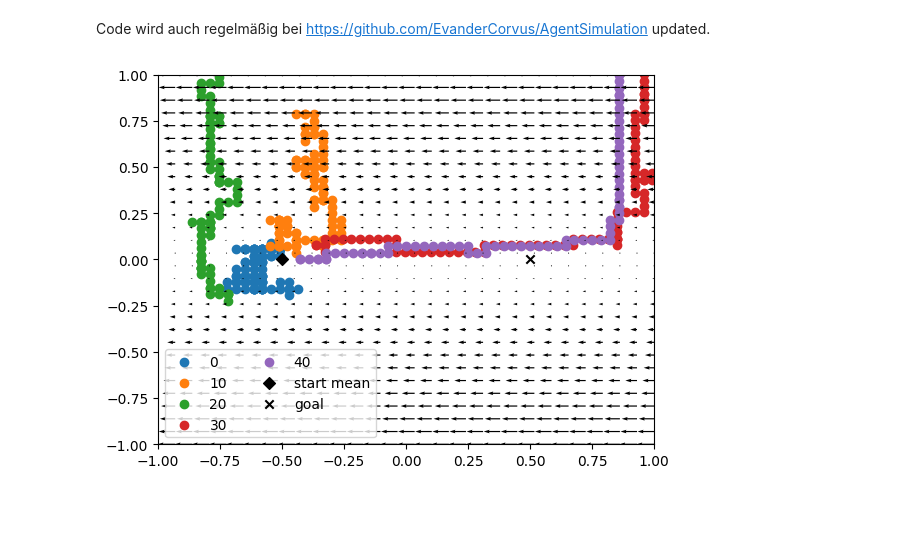
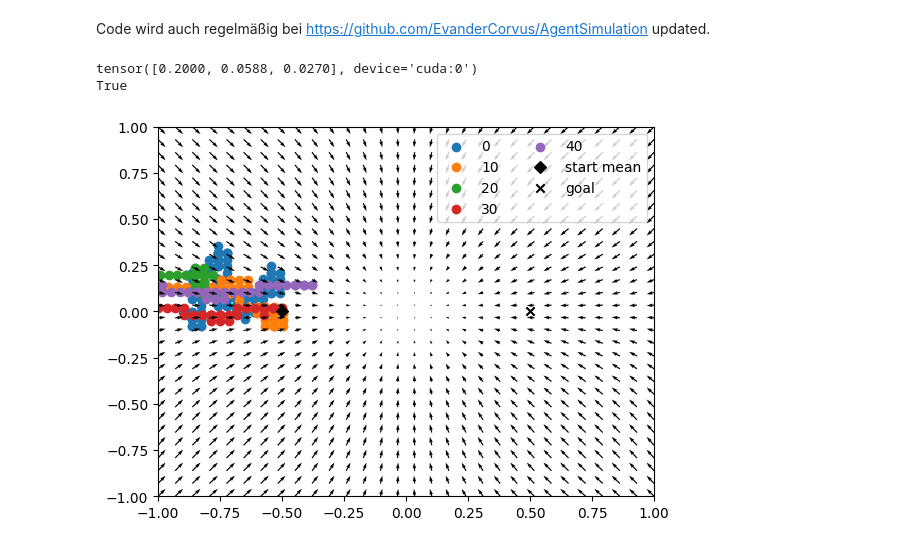
Before and after one commit to EvanderCorvus/AgentSimulation, a Jupyter notebook: main.ipynb, the cells around one changed output. Cells and saved outputs as stored; diff of their text form; code cells hidden in the pictures; blank space fills up the shorter version.

Commit message:
agent reagiert und lern auf kraft.

```diff
--- a/main.ipynb
+++ b/main.ipynb
@@ -12,7 +12,7 @@ tr.set_default_dtype(tr.float)
 tr.set_default_device(device)
 # %%
 #hyperparameters
-batch_size = 512
+batch_size = 256
 epoch = 50
 t_update = 10
 g = 0.6
@@ -28,0 +20,8 @@ def d(L,a=1):
+# %%
+a = tr.tensor([1,2,3], dtype=tr.float)
+b=1/(1+4*a**2)
+print(b)
+print(isinstance(b, tr.Tensor))
+# %% [output]
+tensor([0.2000, 0.0588, 0.0270], device='cuda:0')
+True
@@ -37,22 +61,22 @@ class Agent(nn.Module):
         self.xi=xi
         self.input = nn.Linear(4, 64,dtype=tr.float) #input layer
         self.hidden1 = nn.Linear(64, 64,dtype=tr.float) #hidden layer
-        self.hidden2 = nn.Linear(64, 64,dtype=tr.float) #hidden layer
+        # self.hidden2 = nn.Linear(64, 64,dtype=tr.float) #hidden layer
         # self.hidden3 = nn.Linear(64, 64,dtype=tr.float) #hidden layer
         # self.hidden4 = nn.Linear(64, 64,dtype=tr.float) #hidden layer
         # self.hidden5 = nn.Linear(64, 32, dtype = tr.float) #hidden layer
         self.output = nn.Linear(64, 4,dtype=tr.float) #output layer
         self.activation = nn.LeakyReLU() #activation function
-        # self.dropout = nn.Dropout(p=0.2) #dropout layer
+        self.dropout = nn.Dropout(p=0.2) #dropout layer
 
     def forward(self, x): #forward pass
-        x1 = self.activation(self.input(x))
-        x2 = self.activation(self.hidden1(x1))
-        x3 = self.activation(self.hidden2(x2))
+        x1 = self.activation(self.dropout(self.input(x)))
+        # x2 = self.activation(self.hidden1(x1))
+        # x3 = self.activation(self.hidden2(x2))
         # x4 = self.activation(self.hidden3(x3))
         # x5 = self.activation(self.hidden4(x4))
         # x6 = self.activation(self.hidden5(x5))
-        x7 = self.output(x3)
+        x7 = self.output(x1)
         return x7
 
 
@@ -80,29 +104,8 @@ class Agent(nn.Module):
         reshaped_di = di.unsqueeze(1).to(device)
 
         reshaped_force = F.unsqueeze(1).to(device)
-
         work = tr.squeeze(tr.sum(reshaped_di*reshaped_force,dim=2)).to(device)
-
-        return -0.5*work-0.5*dist_norm
-# L = tr.argmax(Q,dim=1).to(device)
-#         d_i = d(L)
-
-#         dx = d_i[:,0]
-#         Fx = F[0]
-
-#         e_x = dx-Fx/(self.xi*self.v0)
-
-#         dy = d_i[:,1]
-#         Fy = F[1]
-#         e_y = dy-Fy/(self.xi*self.v0)
-
-#         e = tr.stack([e_x,e_y],dim=1).to(device)
-#         nn.functional.normalize(e,dim=1)
-#         #print(e.shape,F.T.shape,d_i.T.shape)
-
-#         k = tr.diag(tr.matmul((e+F.T),(d_i*0.0357).transpose(0,1))).to(device)
-
-#         dt = 0.0357/k.to(device)
+        return -2*work-0.5*dist_norm
 # %%
 #Simulation Setup
 def episode(agent,t_agent,t_update, max_steps,g,optimizer,e):
@@ -122,7 +125,7 @@ def episode(agent,t_agent,t_update, max_steps,g,optimizer,e):
         state2 = tr.stack([agent.x, agent.y, -tr.abs(agent.y), tr.zeros(agent.x.shape[0],dtype=tr.float).to(device)],dim=1) #state
         Q2 = t_agent.forward(state2)#.transpose(0,1)) #Q value of target agent
 
-        F = tr.stack([-tr.abs(agent.y),tr.zeros(agent.y.shape).to(device)]).to(device)
+        F = force(agent.x,agent.y)
 
         maxQ1 = tr.max(Q1,dim=1)[0]
         maxQ2 = tr.max(Q2,dim=1)[0]
@@ -159,34 +162,33 @@ agent = Agent(x,y,1,1).to(device)
 
 t_agent = Agent(x,y,1,1).to(device)
 t_agent.load_state_dict(agent.state_dict()) #copies weights from agent to t_agent
 t_agent.eval()
 
 
 optimizer = tr.optim.Adam(agent.parameters(), lr=0.001)
 
 for i in range(epoch):
     e =1-i/epoch
     X,Y = episode(agent, t_agent, t_update = t_update, max_steps = max_steps, g=g, optimizer=optimizer,e=e)
     agent.x = tr.randn(batch_size, dtype=tr.float).to(device)*sig + mu
     agent.y = tr.randn(batch_size, dtype=tr.float).to(device)*sig
 
 
     if i%10 == 0:
         x,y = X[0].detach().to('cpu').numpy(),Y[0].detach().to('cpu').numpy()
         plt.scatter(x,y,label=int(i))#,c=np.arange(len(x)),cmap='viridis')
 
 
 X1,Y1 = np.meshgrid(np.linspace(-1,1,30),np.linspace(-1,1,30))
-U=-np.abs(Y1)
-V=np.zeros(U.shape)
+U,V = force(X1,Y1)
 plt.quiver(X1,Y1,U,V)
 
 
 plt.xlim(-1,1)
 plt.ylim(-1,1)
 plt.scatter(-0.5,0,c='black',label='start mean',marker='D')
 plt.scatter(0.5,0,c='black',label='goal',marker='x')
-plt.legend(ncol=2,loc='best')
+plt.legend(ncol=2,loc='upper right')
 plt.show()
 # %% [output]
-[figure, old version]
+[figure, new version]
```
Also changed, not shown: parts of 3 cells of this notebook.
